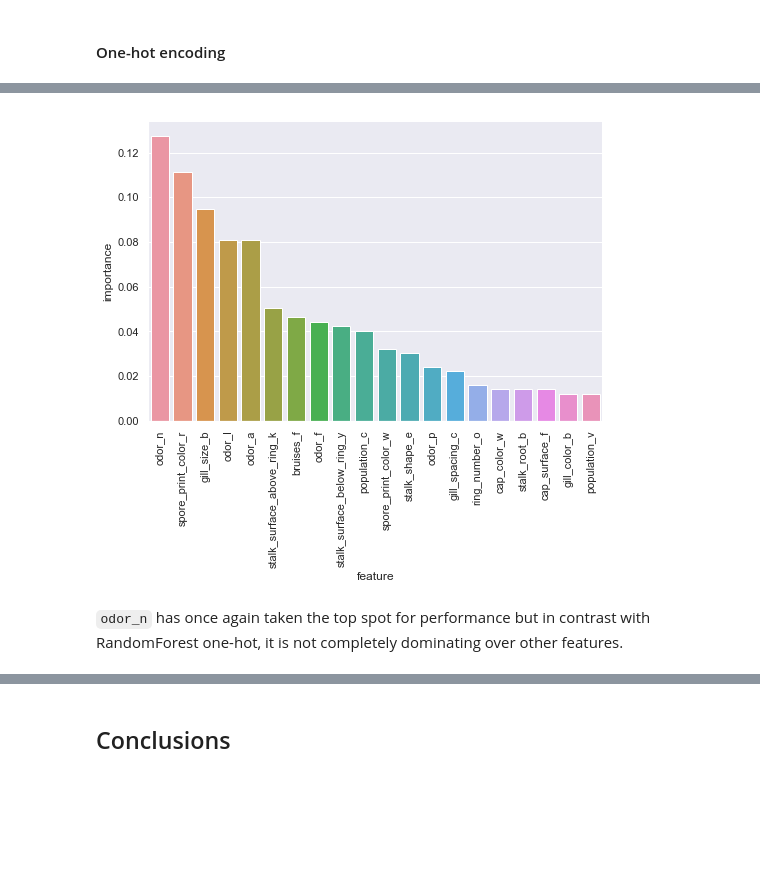
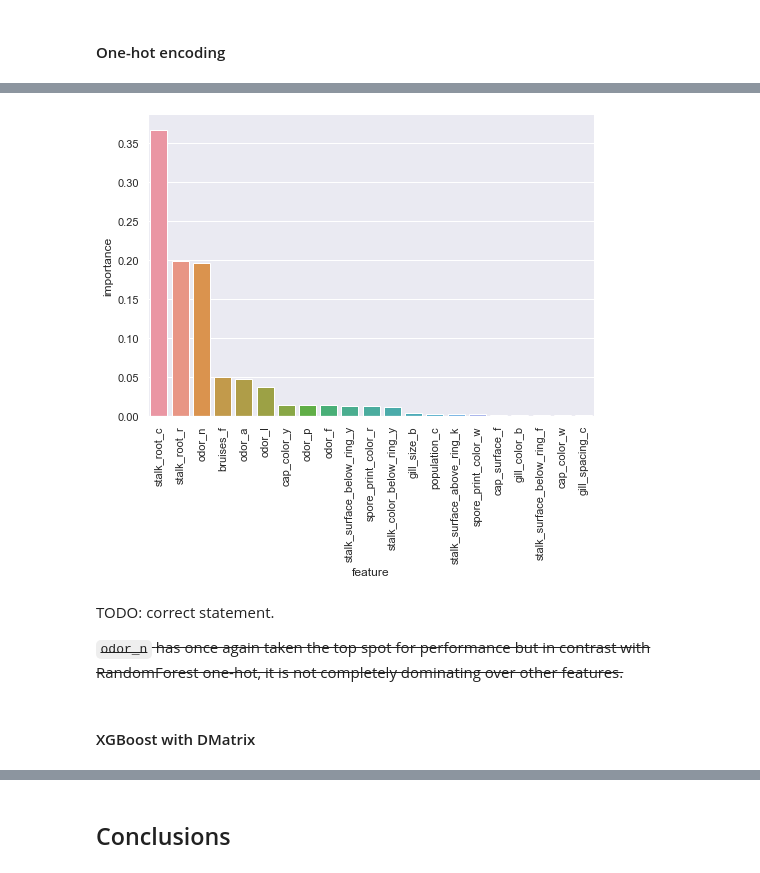
Before and after one commit to Rypo/notebooks, a Jupyter notebook: 7_xgboost_rf_agaricus.ipynb, the cells around one changed output, grey strips where cells are left out. Saved outputs shown, nothing was run; the diff lists cells and outputs as text; code cells hidden in the pictures; blank space fills up the shorter version.

```diff
--- a/7_xgboost_rf_agaricus.ipynb
+++ b/7_xgboost_rf_agaricus.ipynb
@@ -466,7 +471,7 @@ Reducing the random forest to a single decision tree gives some insight into the
 # %% [markdown]
 #### One hot encoded
 # %%
-rfc_oh = RandomForestClassifier(n_jobs=-1,random_state=RS)
+rfc_oh = RandomForestClassifier(100, n_jobs=-1,random_state=RS)
 rfc_oh.fit(Xoh_train,yoh_train)
 preds_oh = rfc_oh.predict(Xoh_test)
 # %%
@@ -556,7 +550,11 @@ avg / total       1.00      1.00      1.00      1625
 # %%
-fi_oh = pd.DataFrame({'feature':Xoh.columns,'importance':xgbc_oh.feature_importances_}).sort_values(by='importance',ascending=False)
-sns.catplot(x='feature',y='importance',data=fi_oh[:20],kind='bar',aspect=1.5).set_xticklabels(rotation=90);
+xgbc_oh_fi = pd.DataFrame({'feature':Xoh.columns,'importance':xgbc_oh.feature_importances_}).sort_values(by='importance',ascending=False)
+sns.catplot(x='feature',y='importance',data=xgbc_oh_fi[:21],kind='bar',aspect=1.5).set_xticklabels(rotation=90);
 # %% [output]
-[figure, old version]
+[figure, new version]
 # %% [markdown]
-`odor_n` has once again taken the top spot for performance but in contrast with RandomForest one-hot, it is not completely dominating over other features.
+TODO: correct statement.
+
+~~`odor_n` has once again taken the top spot for performance but in contrast with RandomForest one-hot, it is not completely dominating over other features.~~
+# %% [markdown]
+#### XGBoost with DMatrix
```
Also changed, not shown: parts of 49 cells of this notebook, 1 other file.
